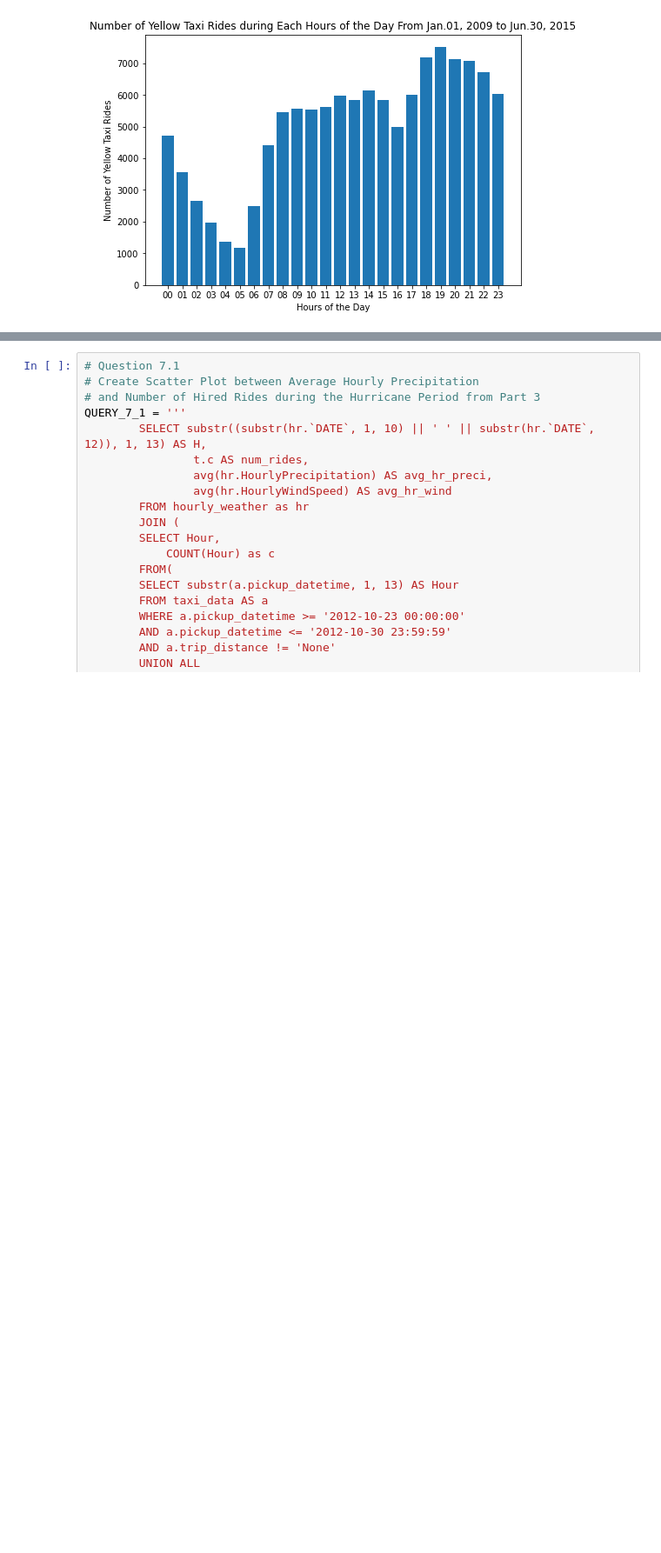
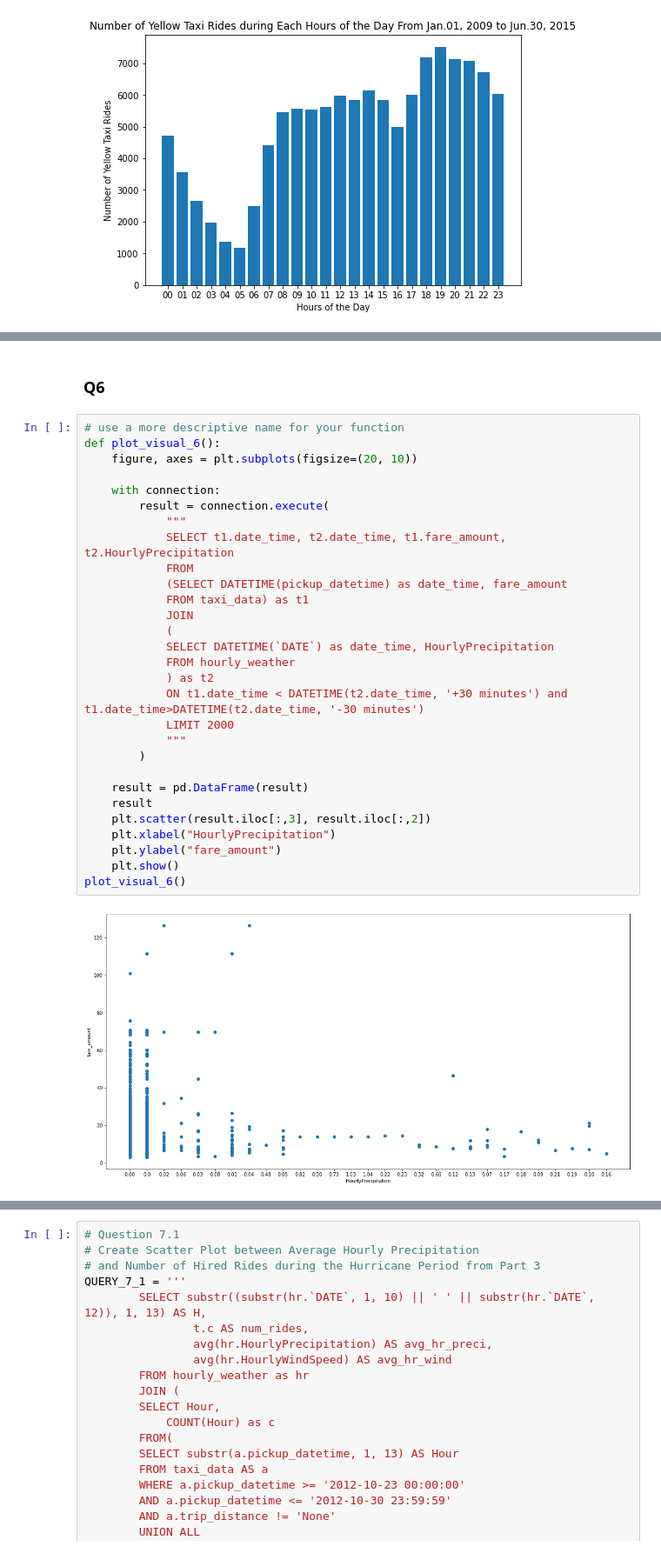
Before and after one commit to APWalter/IEOR4501-Final-Project, a Jupyter notebook: project_code.ipynb, the cells around one changed output, grey strips where cells are left out. Shown at 87% size. Drawn from its saved outputs; the diff is of its cells as text; blank space fills up the shorter version.

```diff
--- a/project_code.ipynb
+++ b/project_code.ipynb
@@ -718,0 +1092,33 @@ plt.show()
+# %% [markdown]
+### Q6
+# %%
+# use a more descriptive name for your function
+def plot_visual_6():
+    figure, axes = plt.subplots(figsize=(20, 10))
+
+    with connection:
+        result = connection.execute(
+            """
+            SELECT t1.date_time, t2.date_time, t1.fare_amount, t2.HourlyPrecipitation
+            FROM
+            (SELECT DATETIME(pickup_datetime) as date_time, fare_amount
+            FROM taxi_data) as t1
+            JOIN
+            (
+            SELECT DATETIME(`DATE`) as date_time, HourlyPrecipitation
+            FROM hourly_weather
+            ) as t2
+            ON t1.date_time < DATETIME(t2.date_time, '+30 minutes') and t1.date_time>DATETIME(t2.date_time, '-30 minutes')
+            LIMIT 2000
+            """
+        )
+
+    result = pd.DataFrame(result)
+    result
+    plt.scatter(result.iloc[:,3], result.iloc[:,2])
+    plt.xlabel("HourlyPrecipitation")
+    plt.ylabel("fare_amount")
+    plt.show()
+plot_visual_6()
+# %% [output]
+[figure, added]
```
Also changed, not shown: parts of 15 cells of this notebook, 2 other files.
